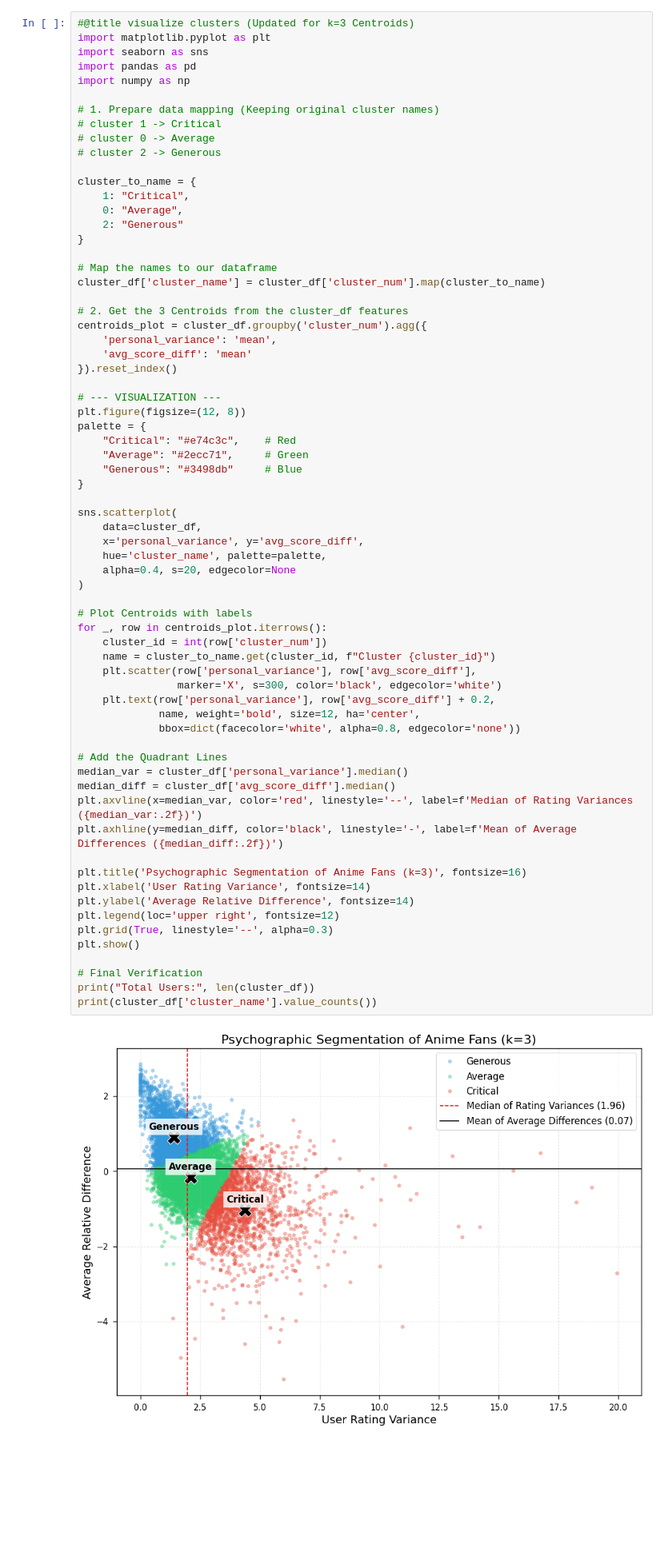
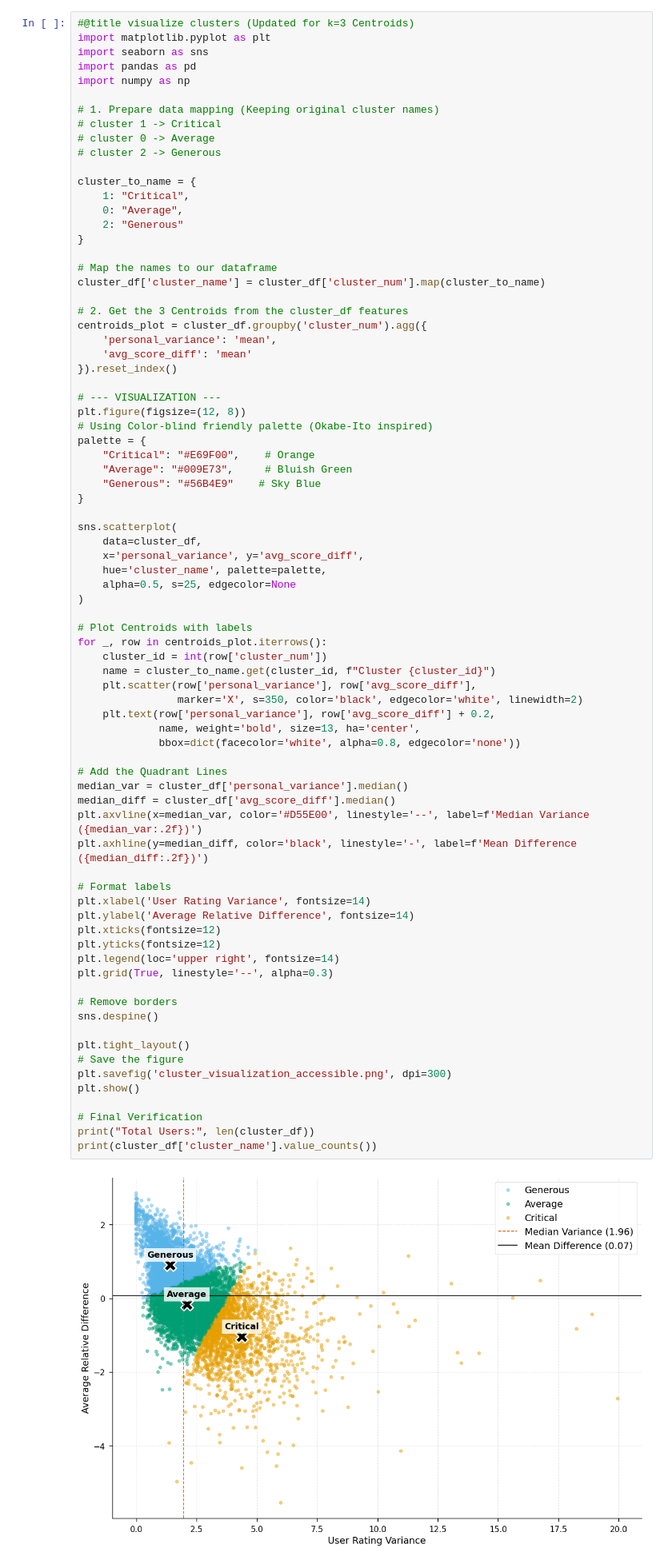
Before and after one commit to KadenLu/Kaden-s-Individual-Project, a Jupyter notebook: Kaden's_Attempt.ipynb, the cells around one changed output. Shown at 80% size. Cells and saved outputs as stored; diff of their text form; blank space fills up the shorter version.

```diff
--- a/Kaden's_Attempt.ipynb
+++ b/Kaden's_Attempt.ipynb
@@ -416,47 +436,57 @@ centroids_plot = cluster_df.groupby('cluster_num').agg({
 
 # --- VISUALIZATION ---
 plt.figure(figsize=(12, 8))
+# Using Color-blind friendly palette (Okabe-Ito inspired)
 palette = {
-    "Critical": "#e74c3c",    # Red
-    "Average": "#2ecc71",     # Green
-    "Generous": "#3498db"     # Blue
+    "Critical": "#E69F00",    # Orange
+    "Average": "#009E73",     # Bluish Green
+    "Generous": "#56B4E9"    # Sky Blue
 }
 
 sns.scatterplot(
     data=cluster_df,
     x='personal_variance', y='avg_score_diff',
     hue='cluster_name', palette=palette,
-    alpha=0.4, s=20, edgecolor=None
+    alpha=0.5, s=25, edgecolor=None
 )
 
 # Plot Centroids with labels
 for _, row in centroids_plot.iterrows():
     cluster_id = int(row['cluster_num'])
     name = cluster_to_name.get(cluster_id, f"Cluster {cluster_id}")
     plt.scatter(row['personal_variance'], row['avg_score_diff'],
-                marker='X', s=300, color='black', edgecolor='white')
+                marker='X', s=350, color='black', edgecolor='white', linewidth=2)
     plt.text(row['personal_variance'], row['avg_score_diff'] + 0.2,
-             name, weight='bold', size=12, ha='center',
+             name, weight='bold', size=13, ha='center',
              bbox=dict(facecolor='white', alpha=0.8, edgecolor='none'))
 
 # Add the Quadrant Lines
 median_var = cluster_df['personal_variance'].median()
 median_diff = cluster_df['avg_score_diff'].median()
-plt.axvline(x=median_var, color='red', linestyle='--', label=f'Median of Rating Variances ({median_var:.2f})')
-plt.axhline(y=median_diff, color='black', linestyle='-', label=f'Mean of Average Differences ({median_diff:.2f})')
+plt.axvline(x=median_var, color='#D55E00', linestyle='--', label=f'Median Variance ({median_var:.2f})')
+plt.axhline(y=median_diff, color='black', linestyle='-', label=f'Mean Difference ({median_diff:.2f})')
 
-plt.title('Psychographic Segmentation of Anime Fans (k=3)', fontsize=16)
+# Format labels
 plt.xlabel('User Rating Variance', fontsize=14)
 plt.ylabel('Average Relative Difference', fontsize=14)
-plt.legend(loc='upper right', fontsize=12)
+plt.xticks(fontsize=12)
+plt.yticks(fontsize=12)
+plt.legend(loc='upper right', fontsize=14)
 plt.grid(True, linestyle='--', alpha=0.3)
+
+# Remove borders
+sns.despine()
+
+plt.tight_layout()
+# Save the figure
+plt.savefig('cluster_visualization_accessible.png', dpi=300)
 plt.show()
 
 # Final Verification
 print("Total Users:", len(cluster_df))
 print(cluster_df['cluster_name'].value_counts())
 # %% [output]
-[figure, old version]
+[figure, new version]
 Total Users: 11335
 cluster_name
 Average     5881
```
Also changed, not shown: parts of 5 cells of this notebook.
